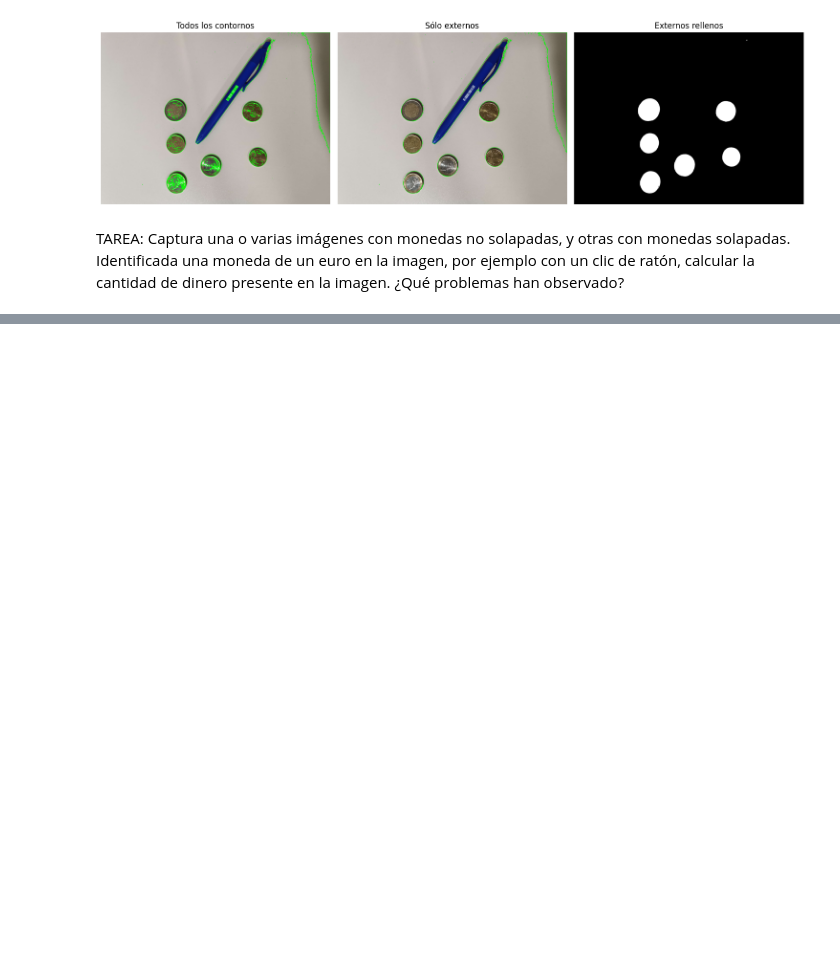
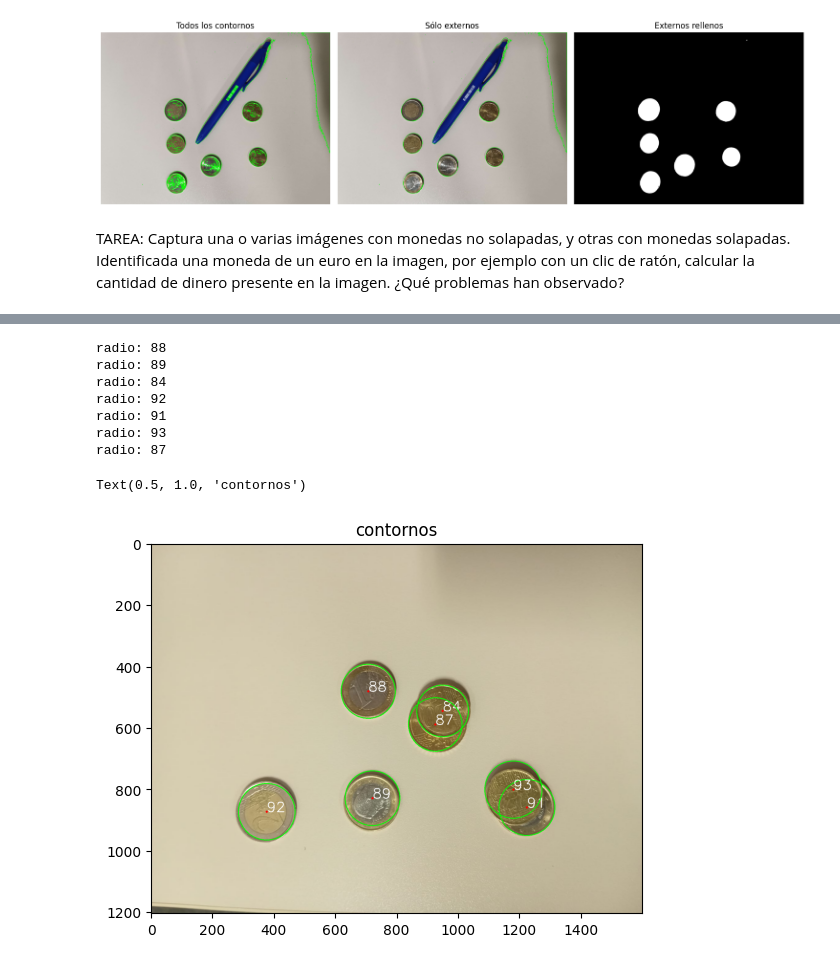
Before and after one commit to Ulpgc-Vision-por-computador/P3-Deteccion-de-formas, a Jupyter notebook: entrega.ipynb, the cells around one changed output, grey strips where cells are left out. Cells and saved outputs as stored; diff of their text form; code cells hidden in the pictures; blank space fills up the shorter version.

```diff
--- a/entrega.ipynb
+++ b/entrega.ipynb
@@ -294,0 +164,47 @@ coins_values = {
+# %%
+
+img = cv2.imread("media/monedas_solapadas.jpg")
+img_gris = cv2.cvtColor(img, cv2.COLOR_BGR2GRAY)
+res,img_th1 = cv2.threshold(img_gris,umbral,255,cv2.THRESH_BINARY_INV)
+
+gray_blurred = cv2.GaussianBlur(img_gris, (9, 9), 2)
+
+circles = cv2.HoughCircles(
+    gray_blurred,
+    cv2.HOUGH_GRADIENT,
+    dp=1,  # Inverse ratio of the accumulator resolution to the image resolution (1 for same resolution)
+    minDist=50,  # Minimum distance between detected centers
+    param1=50,  # Upper threshold for edge detection
+    param2=30,  # Threshold for circle center detection
+    minRadius=70,  # Minimum radius of the detected circles
+    maxRadius=140  # Maximum radius of the detected circles
+)
+
+if circles is not None:
+    circles = np.uint16(np.around(circles))
+    for circle in circles[0, :]:
+        center = (circle[0], circle[1])
+        radius = circle[2]
+        # Draw the circle and its center
+        cv2.circle(img, center, radius, (0, 255, 0), 2)
+        cv2.circle(img, center, 2, (0, 0, 255), 3)
+        print("radio:", radius)
+         # Draw a number (circle index) in the center
+        font = cv2.FONT_HERSHEY_SIMPLEX
+        cv2.putText(img, str(radius), center, font, 1.5, (255, 255, 255), 2)
+
+
+# Display the image with detected circles
+img_rgb = cv2.cvtColor(img, cv2.COLOR_BGR2RGB)
+plt.imshow(img_rgb)
+plt.title("contornos")
+# %% [output]
+radio: 88
+radio: 89
+radio: 84
+radio: 92
+radio: 91
+radio: 93
+radio: 87
+Text(0.5, 1.0, 'contornos')
+[figure, added]
```
Also changed, not shown: parts of 4 cells of this notebook.
